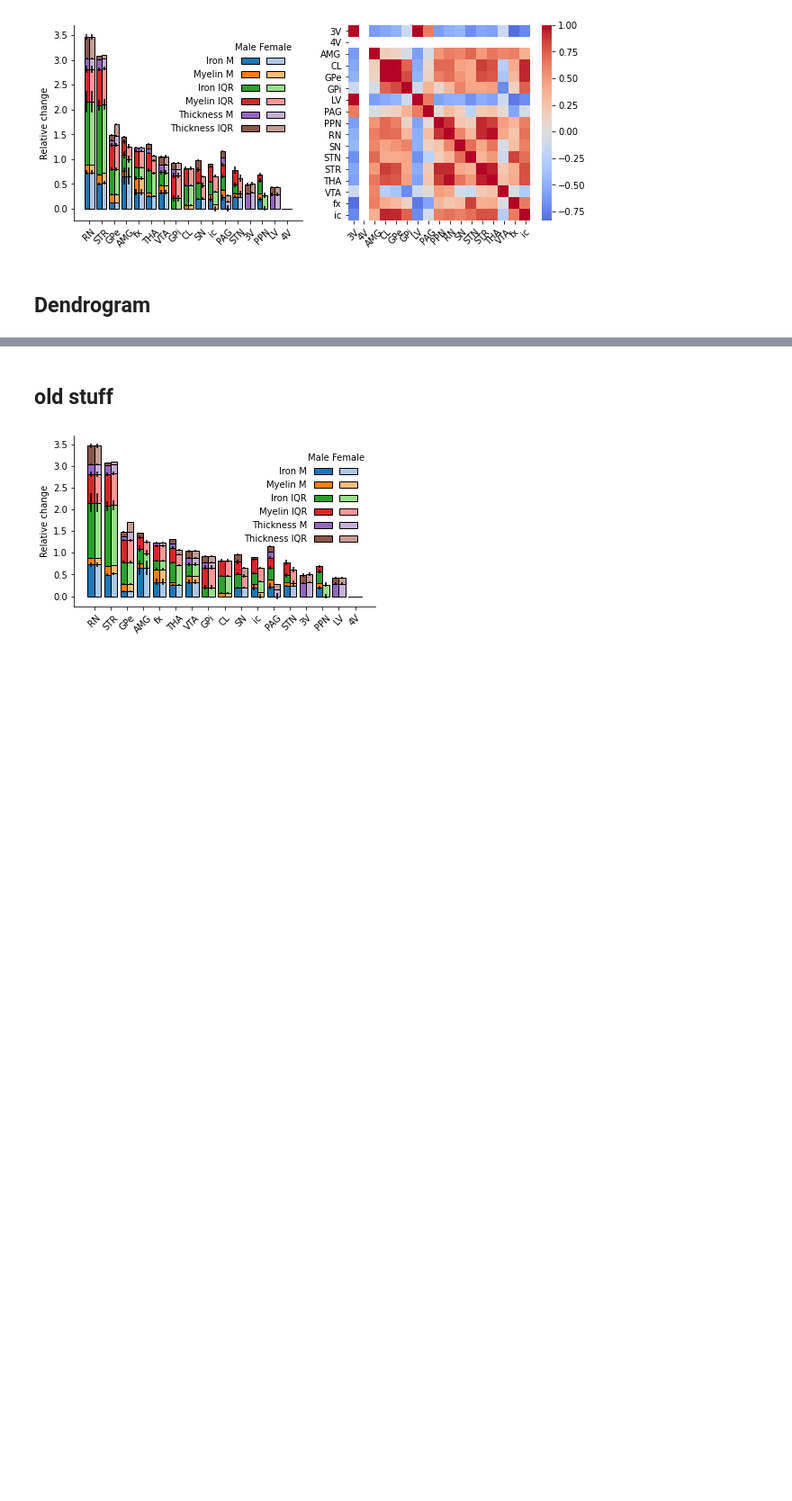
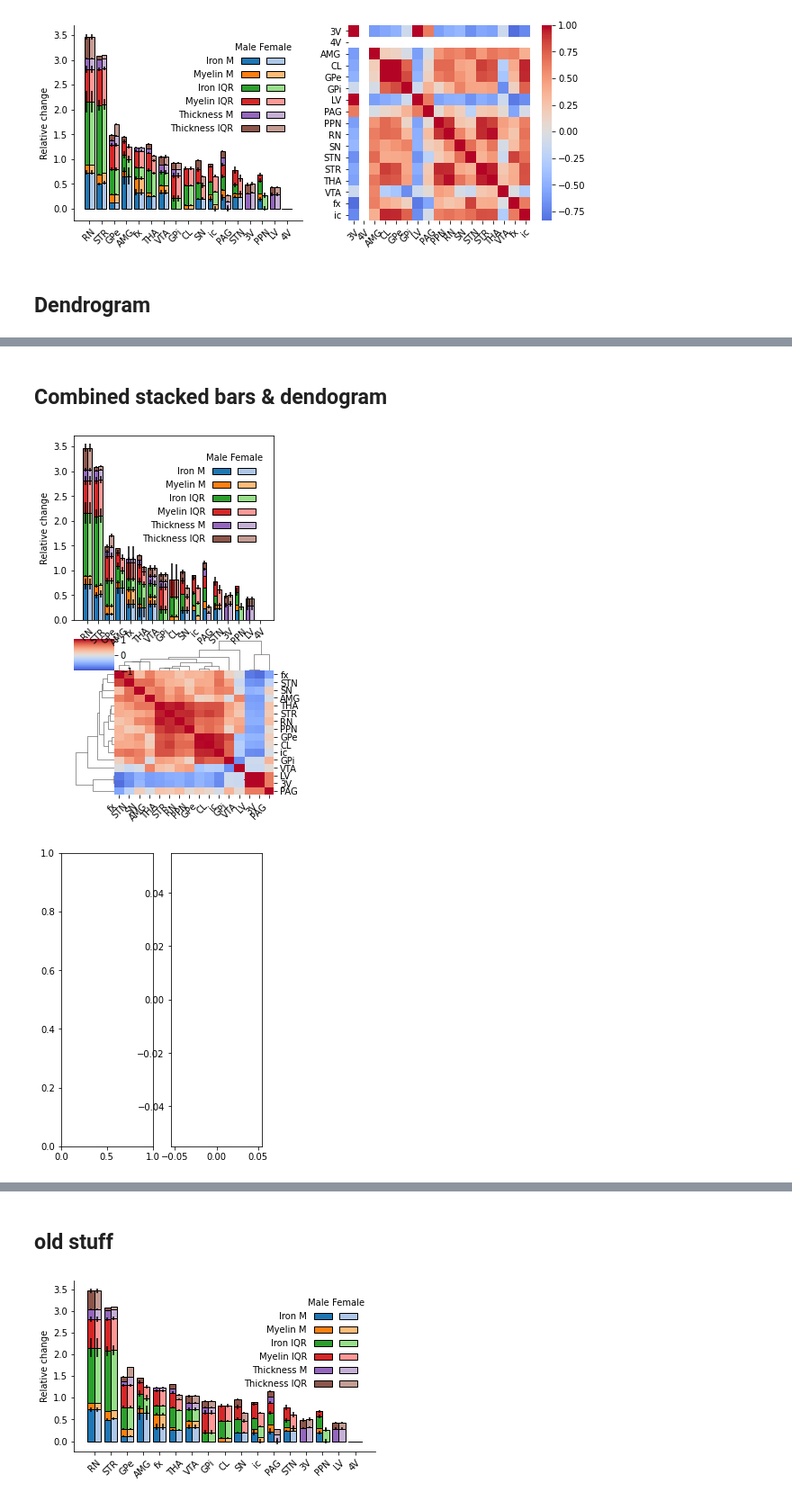
Before and after one commit to StevenM1/Ahead_morphometry, a Jupyter notebook: 6. Figures 3 - Stacked bars, corrmatrix.ipynb, the cells around one changed output, grey strips where cells are left out. Shown at 90% size. Cells and saved outputs as stored; diff of their text form; code cells hidden in the pictures; blank space fills up the shorter version.

```diff
--- a/6. Figures 3 - Stacked bars, corrmatrix.ipynb
+++ b/6. Figures 3 - Stacked bars, corrmatrix.ipynb
@@ -283,0 +369,74 @@ plt.gcf().savefig('../figures/figure5v5.pdf', bbox_inches='tight')
+# %% [markdown]
+## Combined stacked bars & dendogram
+# %%
+## SEs instead of MSER
+width = 0.4
+widths = np.repeat(width, final_table_proportional.shape[0])
+widths *= np.tile([-1,1], int(final_table_proportional.shape[0]/2))
+cmap = plt.get_cmap('tab20')
+norm = matplotlib.colors.Normalize(vmin=0,vmax=20)
+
+
+#f, ax = plt.subplots(1,1, figsize=(6,3.5))
+g = sns.clustermap(final_table_proportional2.loc[final_table_proportional2.index != '4V'].T.corr(), cmap='coolwarm', center=0, vmin=-1,
+                   figsize=(4,6), xticklabels=1)#, cbar_pos=(0.95, 0.2, 0.025, 0.6)) #, figsize=(6,6))
+g.ax_heatmap.set_xticklabels(g.ax_heatmap.get_xticklabels(), rotation=45, color='k', ha='right')
+g.ax_heatmap.set_xlabel('')
+g.ax_heatmap.set_ylabel('')
+
+g.ax_heatmap.invert_xaxis()
+g.ax_heatmap.invert_yaxis()
+g.ax_row_dendrogram.invert_yaxis()
+g.ax_col_dendrogram.invert_xaxis()
+g.gs.update(top=.45, bottom=0.05)
+
+
+###
+f, ax = plt.subplots(1,2, figsize=(4,6))
+ax = [ax]
+
+gs2 = matplotlib.gridspec.GridSpec(1,1, bottom=0.5)
+# create axes within this new gridspec
+ax = [g.fig.add_subplot(gs2[0])]
+
+is_plotted = []
+for i, dv in enumerate(['iron_median', 'myelin_median', 'iron_iqr', 'myelin_iqr', 'thickness_median', 'thickness_iqr']):
+#     errbar = msers[dv]
+    errbar = bootstrapped_SE[dv]
+    if i == 0:
+        ax[0].bar(x=final_table_proportional['index'].values, color=cmap(norm(i*2 + np.tile([0,1], 17))),
+                  height=final_table_proportional[dv], width=widths, align='edge', edgecolor='k', label=dv,
+                  yerr=errbar)
+    else:
+        ax[0].bar(x=final_table_proportional['index'].values, color=cmap(norm(i*2 + np.tile([0,1], 17))),
+                  height=final_table_proportional[dv], width=widths, align='edge', edgecolor='k', label=dv,
+                  yerr=errbar,
+                  bottom=final_table_proportional[is_plotted].sum(1))
+
+    is_plotted.append(dv)
+
+ax[0].set_xticks(ticks = np.arange(17))
+ax[0].set_xticklabels(final_table_proportional.index.get_level_values(0).unique(), rotation=45, ha='center')
+ax[0].set_ylabel('Relative change')
+
+# custom legend
+lwd = 1
+custom_lines = [plt.plot([],marker="", ls="")[0]] + [plt.Rectangle((0,0), 0, 0, fc=cmap(norm(x)), lw=lwd, ec='k') for x in range(0,11,2)] + \
+               [plt.plot([],marker="", ls="")[0]] + [plt.Rectangle((0,0), 0, 0, fc=cmap(norm(x)), lw=lwd, ec='k') for x in range(1,13,2)]
+
+#
+leg = ax[0].legend(custom_lines, ['Male', 'Iron M', 'Myelin M', 'Iron IQR', 'Myelin IQR', 'Thickness M', 'Thickness IQR',
+                                  'Female', '', '' ,'' ,'' ,'', '', ''], ncol=2, markerfirst=False,
+                   columnspacing=0, borderaxespad=1, borderpad=1, loc=1, edgecolor='white', frameon=False)
+for i, vpack in enumerate(leg._legend_handle_box.get_children()):
+    for j, hpack in enumerate(vpack.get_children()[:1]):
+        if i == 0:
+            hpack.get_children()[1].set_width(-5)
+        else:
+            hpack.get_children()[1].set_width(-16)
+
+# sns.despine()
+# f.savefig('../figures/figure4-v5.pdf', bbox_inches='tight')
+# %% [output]
+[figure, added]
+[figure, added]
```
Also changed, not shown: parts of 12 cells of this notebook, 7 other files.
